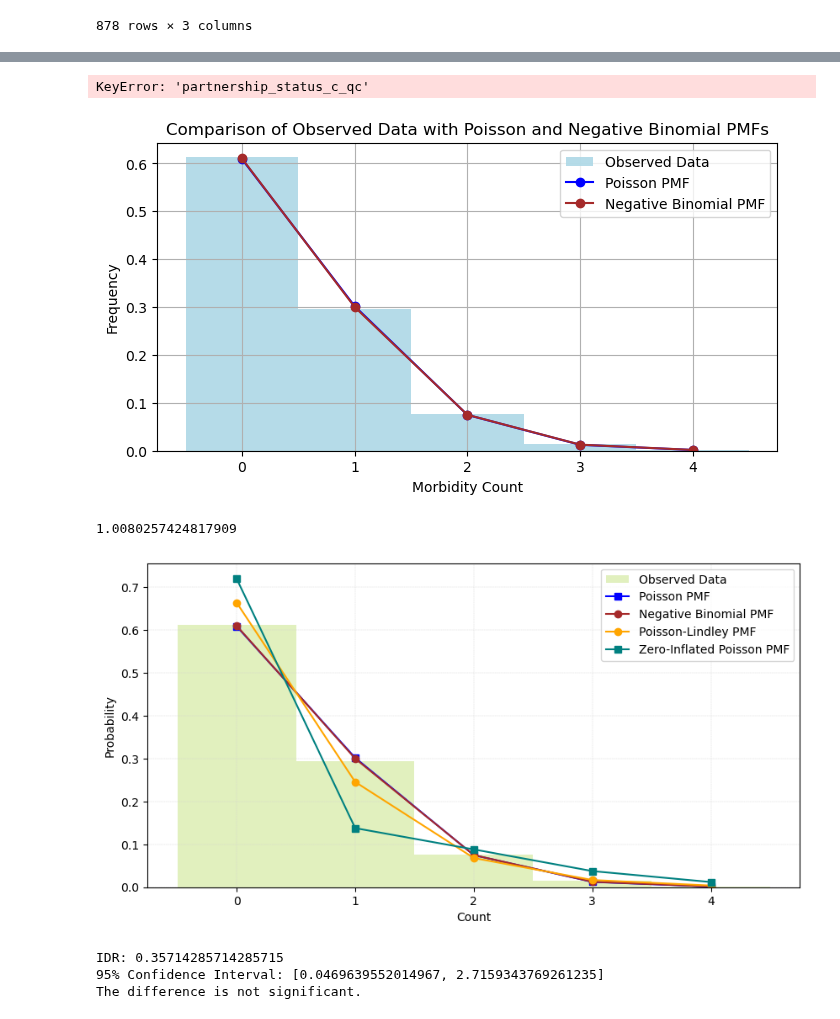
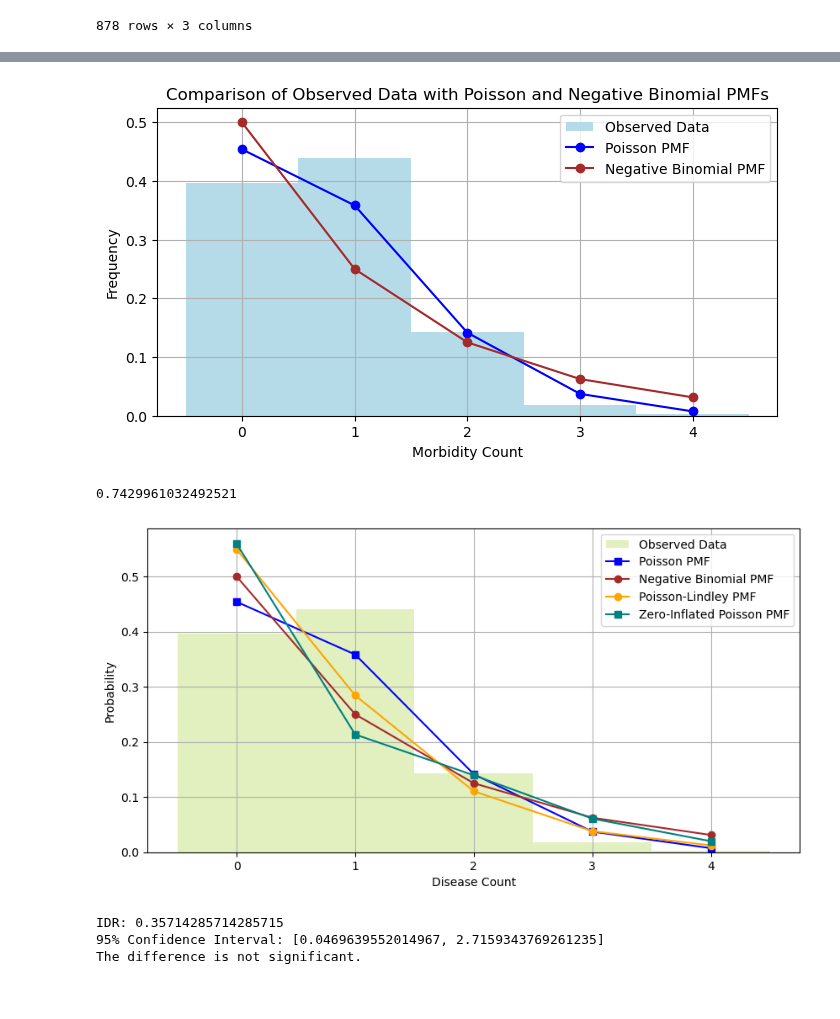
Before and after one commit to kayvinsoo7/HAALSI_work, a Jupyter notebook: mdscan-master/Poisson_scoring2.ipynb, the cells around one changed output, grey strips where cells are left out. Cells and saved outputs as stored; diff of their text form; code cells hidden in the pictures.

```diff
--- a/mdscan-master/Poisson_scoring2.ipynb
+++ b/mdscan-master/Poisson_scoring2.ipynb
@@ -32,7 +32,7 @@ data.head()
 # %%
 
 
-site_id = 3 # 1 - Agincourt, 3 - Nairobi
+site_id = 1 # 1 - Agincourt, 3 - Nairobi
 
 # Choose the relevant site and age group
 dff = data[(data['site'] == site_id)].fillna(-999)
@@ -298,8 +295,6 @@ incidence_density = total_events / total_person_time
 
 # Print the result
 print("Incidence Density:", incidence_density, "events per person-time unit")
-# %% [output]
-KeyError: 'partnership_status_c_qc'
 # %%
 import numpy as np
 import matplotlib.pyplot as plt
@@ -346,8 +341,8 @@ plt.show()
 dispersion_statistic = variance_negbin / mean_negbin
 dispersion_statistic
 # %% [output]
-[figure, old version]
+[figure, new version]
-1.0080257424817909
+0.7429961032492521
 # %%
 import numpy as np
 import matplotlib.pyplot as plt
@@ -390,36 +385,36 @@ p_negbin = mean_negbin / variance_negbin if variance_negbin > mean_negbin else 0
 x = np.arange(0, max(poisData) + 1)
 
 # ZIP Parameters (simplified for illustration)
 pi = sum(poisData == 0) / len(poisData)
 lambda_zip = np.mean(poisData[poisData > 0])
 
 # ZIP PMF function
 def zip_pmf(x, pi, lambda_zip):
     if x == 0:
         return pi + (1 - pi) * np.exp(-lambda_zip)
     else:
         return (1 - pi) * poisson.pmf(x, lambda_zip)
 
 # Generating ZIP PMF values
 pmf_zip = np.array([zip_pmf(xi, pi, lambda_zip) for xi in x])
 
 # Plotting
 plt.figure(figsize=(10,5))
 plt.hist(poisData, bins=np.arange(-0.5, max(poisData) + 1.5, 1), density=True, alpha=0.9, color='#DEEFB7', label='Observed Data')
 plt.plot(x, pmf_poisson, 's-', color='blue', label='Poisson PMF')
 plt.plot(x, pmf_negbin, 'o-', color='brown', label='Negative Binomial PMF')
 plt.plot(x, pmf_pois_lindley, 'o-', color='orange', label='Poisson-Lindley PMF')
 # plt.title('Comparison of Observed Data with Poisson-Lindley PMF')
 plt.plot(x, pmf_zip, 's-', color='teal', label='Zero-Inflated Poisson PMF')
 # plt.title('Comparison of Observed Data with Multiple Distribution PMFs')
-plt.xlabel('Count')
+plt.xlabel('Disease Count')
 plt.ylabel('Probability')
 plt.xticks(x)
 plt.legend()
-plt.grid(color = 'lightgray', linestyle = '--', linewidth = 0.3)
+plt.grid()
 plt.show()
 # %% [output]
-[figure, old version]
+[figure, new version]
 # %%
 import scipy.stats as stats
 
```
Also changed, not shown: parts of 13 cells of this notebook, 3 other files.
